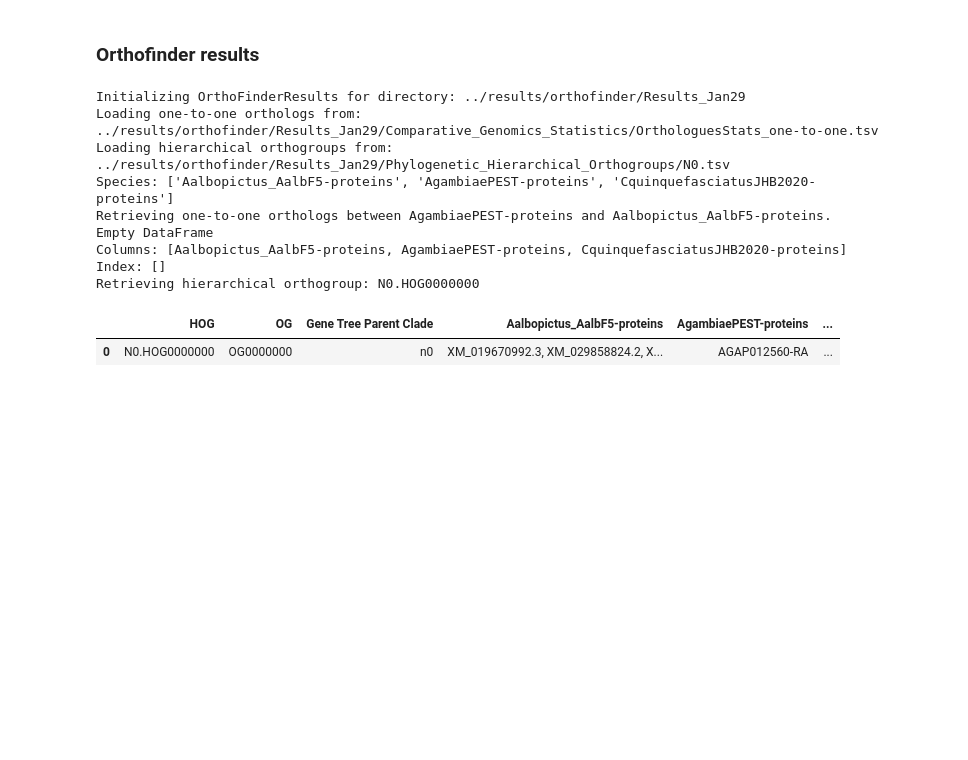
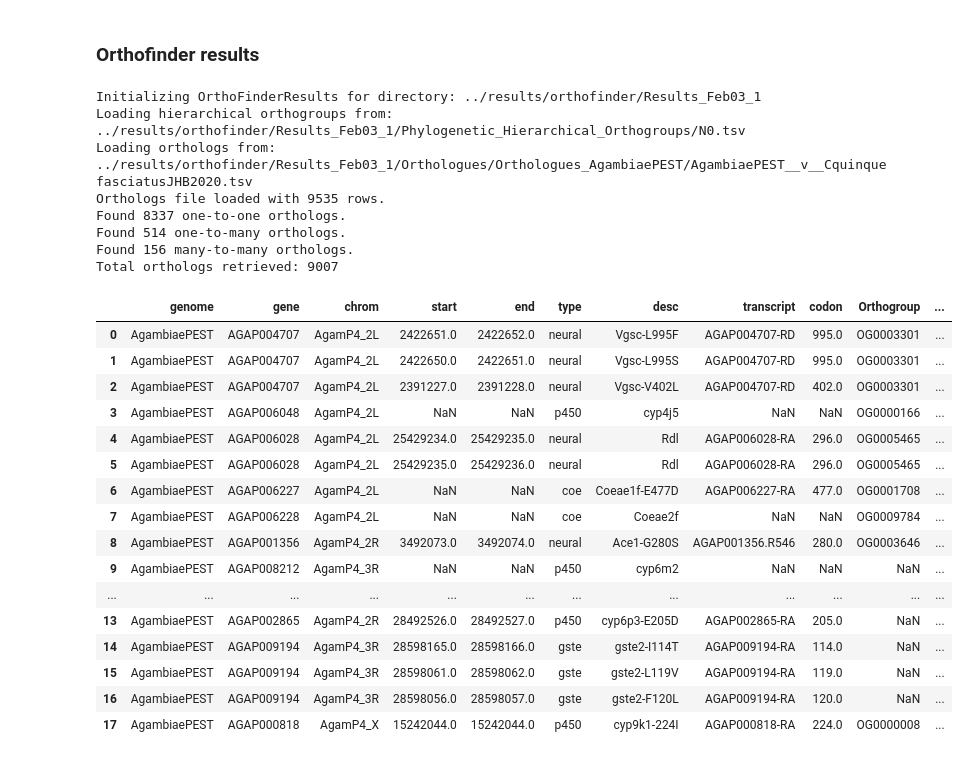
Before and after one commit to sanjaynagi/irtho, a Jupyter notebook: notebooks/irtho.ipynb, the cells around one changed output. Drawn from its saved outputs; the diff is of its cells as text; code cells hidden in the pictures; blank space fills up the shorter version.

Commit message:
irtho first full commit

```diff
--- a/notebooks/irtho.ipynb
+++ b/notebooks/irtho.ipynb
@@ -453,31 +236,3 @@ class OrthoFinderResults:
         repr_str += " - get_hierarchical_orthogroup(orthogroup_id): Retrieve genes in a specific hierarchical orthogroup\n"
 
         return repr_str
-# %%
-# Initialize the OrthoFinderResults class
-results_dir = "../results/orthofinder/Results_Jan29"
-irtho = OrthoFinderResults(results_dir, debug=True)
-
-# List all species
-species = irtho.list_species()
-print("Species:", species)
-
-# Get one-to-one orthologs between two species
-orthologs = irtho.get_one_to_one_orthologs("AgambiaePEST-proteins", "Aalbopictus_AalbF5-proteins")
-print(orthologs)
-
-# Get a specific hierarchical orthogroup
-hog = irtho.get_hierarchical_orthogroup("N0.HOG0000000")
-hog
-# %% [output]
-Initializing OrthoFinderResults for directory: ../results/orthofinder/Results_Jan29
-Loading one-to-one orthologs from: ../results/orthofinder/Results_Jan29/Comparative_Genomics_Statistics/OrthologuesStats_one-to-one.tsv
-Loading hierarchical orthogroups from: ../results/orthofinder/Results_Jan29/Phylogenetic_Hierarchical_Orthogroups/N0.tsv
-Species: ['Aalbopictus_AalbF5-proteins', 'AgambiaePEST-proteins', 'CquinquefasciatusJHB2020-proteins']
-Retrieving one-to-one orthologs between AgambiaePEST-proteins and Aalbopictus_AalbF5-proteins.
-Empty DataFrame
-Columns: [Aalbopictus_AalbF5-proteins, AgambiaePEST-proteins, CquinquefasciatusJHB2020-proteins]
-Index: []
-Retrieving hierarchical orthogroup: N0.HOG0000000
-|  | HOG | OG | Gene Tree Parent Clade | Aalbopictus_AalbF5-proteins | AgambiaePEST-proteins | ... |
-| 0 | N0.HOG0000000 | OG0000000 | n0 | XM_019670992.3, XM_029858824.2, X... | AGAP012560-RA | ... |
@@ -483,0 +288,48 @@ Retrieving hierarchical orthogroup: N0.HOG0000000
+# %%
+# Initialize OrthoFinderResults
+results_dir = "../results/orthofinder/Results_Feb03_1"
+ortho = OrthoFinderResults(results_dir, debug=True)
+
+# Load input DataFrame
+input_file = "../Irtho-genes.tsv"
+input_df = pd.read_csv(input_file, sep="\t")
+
+# Define species
+reference_species = "AgambiaePEST"
+target_species = "CquinquefasciatusJHB2020"
+
+# Map genes to orthologs
+targets_df = map_input_genes_to_orthologs(
+    input_df,
+    reference_species,
+    target_species,
+    ortho,
+    debug=False,
+)
+targets_df
+# %% [output]
+Initializing OrthoFinderResults for directory: ../results/orthofinder/Results_Feb03_1
+Loading hierarchical orthogroups from: ../results/orthofinder/Results_Feb03_1/Phylogenetic_Hierarchical_Orthogroups/N0.tsv
+Loading orthologs from: ../results/orthofinder/Results_Feb03_1/Orthologues/Orthologues_AgambiaePEST/AgambiaePEST__v__CquinquefasciatusJHB2020.tsv
+Orthologs file loaded with 9535 rows.
+Found 8337 one-to-one orthologs.
+Found 514 one-to-many orthologs.
+Found 156 many-to-many orthologs.
+Total orthologs retrieved: 9007
+|  | genome | gene | chrom | start | end | type | desc | transcript | codon | Orthogroup | ... |
+| 0 | AgambiaePEST | AGAP004707 | AgamP4_2L | 2422651.0 | 2422652.0 | neural | Vgsc-L995F | AGAP004707-RD | 995.0 | OG0003301 | ... |
+| 1 | AgambiaePEST | AGAP004707 | AgamP4_2L | 2422650.0 | 2422651.0 | neural | Vgsc-L995S | AGAP004707-RD | 995.0 | OG0003301 | ... |
+| 2 | AgambiaePEST | AGAP004707 | AgamP4_2L | 2391227.0 | 2391228.0 | neural | Vgsc-V402L | AGAP004707-RD | 402.0 | OG0003301 | ... |
+| 3 | AgambiaePEST | AGAP006048 | AgamP4_2L | NaN | NaN | p450 | cyp4j5 | NaN | NaN | OG0000166 | ... |
+| 4 | AgambiaePEST | AGAP006028 | AgamP4_2L | 25429234.0 | 25429235.0 | neural | Rdl | AGAP006028-RA | 296.0 | OG0005465 | ... |
+| 5 | AgambiaePEST | AGAP006028 | AgamP4_2L | 25429235.0 | 25429236.0 | neural | Rdl | AGAP006028-RA | 296.0 | OG0005465 | ... |
+| 6 | AgambiaePEST | AGAP006227 | AgamP4_2L | NaN | NaN | coe | Coeae1f-E477D | AGAP006227-RA | 477.0 | OG0001708 | ... |
+| 7 | AgambiaePEST | AGAP006228 | AgamP4_2L | NaN | NaN | coe | Coeae2f | NaN | NaN | OG0009784 | ... |
+| 8 | AgambiaePEST | AGAP001356 | AgamP4_2R | 3492073.0 | 3492074.0 | neural | Ace1-G280S | AGAP001356.R546 | 280.0 | OG0003646 | ... |
+| 9 | AgambiaePEST | AGAP008212 | AgamP4_3R | NaN | NaN | p450 | cyp6m2 | NaN | NaN | NaN | ... |
+| ... | ... | ... | ... | ... | ... | ... | ... | ... | ... | ... | ... |
+| 13 | AgambiaePEST | AGAP002865 | AgamP4_2R | 28492526.0 | 28492527.0 | p450 | cyp6p3-E205D | AGAP002865-RA | 205.0 | NaN | ... |
+| 14 | AgambiaePEST | AGAP009194 | AgamP4_3R | 28598165.0 | 28598166.0 | gste | gste2-I114T | AGAP009194-RA | 114.0 | NaN | ... |
+| 15 | AgambiaePEST | AGAP009194 | AgamP4_3R | 28598061.0 | 28598062.0 | gste | gste2-L119V | AGAP009194-RA | 119.0 | NaN | ... |
+| 16 | AgambiaePEST | AGAP009194 | AgamP4_3R | 28598056.0 | 28598057.0 | gste | gste2-F120L | AGAP009194-RA | 120.0 | NaN | ... |
+| 17 | AgambiaePEST | AGAP000818 | AgamP4_X | 15242044.0 | 15242044.0 | p450 | cyp9k1-224I | AGAP000818-RA | 224.0 | OG0000008 | ... |
```
Also changed, not shown: parts of 17 cells of this notebook, 8 other files.
